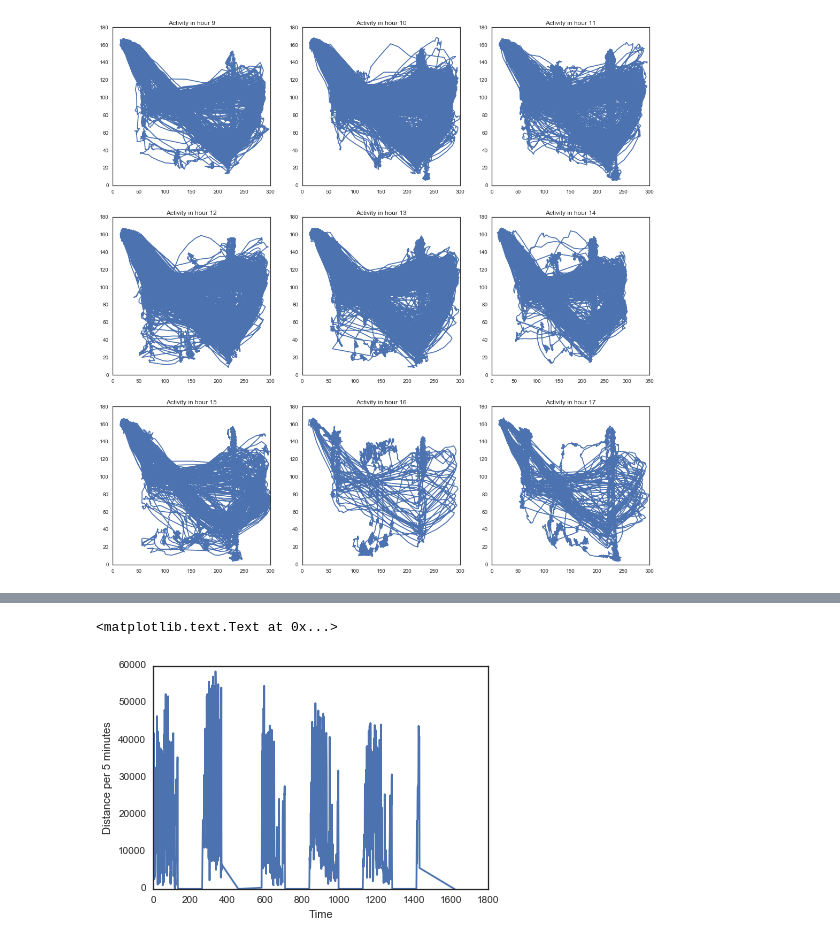
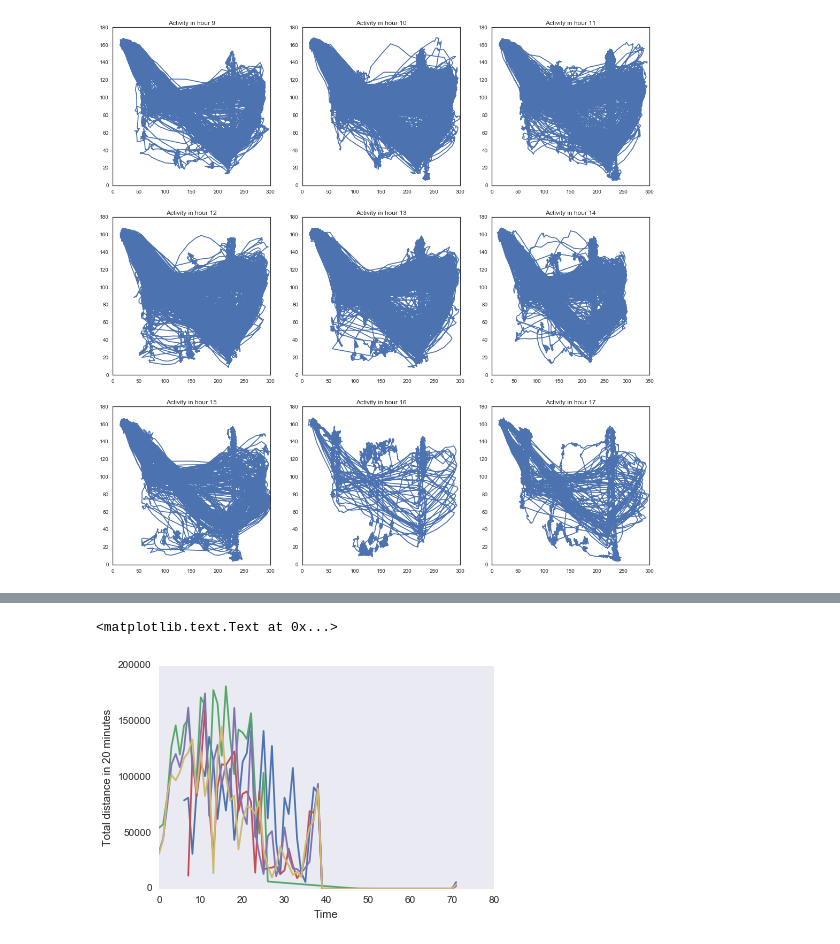
Before and after one commit to lmn93beo/Finch_Movement, a Jupyter notebook: Finch_Movement.ipynb, the cells around one changed output, grey strips where cells are left out. Cells and saved outputs as stored; diff of their text form; code cells hidden in the pictures.

Commit message:
Split by day and visualize

```diff
--- a/Finch_Movement.ipynb
+++ b/Finch_Movement.ipynb
@@ -7,7 +7,7 @@ import os
 
 %matplotlib inline
 
-sns.set_style("white")
+sns.set_style("dark")
 # %%
 directory = '2CW100/0925/C2CW100_25-Sep-2016 09_22_05.csv'
 col_names = ['Interval', 'x', 'y', 'Area', 'Hour', 'Minute', 'Second']
@@ -30,6 +30,9 @@ def get_day_frame(directory, date, remove_zeros=True):
     day_frame['Month'] = date[0]
     day_frame['Year'] = date[2]
 
+    # Light hour is from 9am to 7pm
+    day_frame['Light'] = (day_frame.Hour >= 7) & (day_frame.Hour <= 21)
+
     # Remove zeros if specified
     if remove_zeros:
         day_frame = day_frame[(day_frame['x'] != 0) & (day_frame['y'] != 0)]
@@ -100,6 +113,6 @@ def get_zeit(day_frame, start_time_str=None):
     return (timeseries - starttime) / pd.Timedelta(1, unit='h')
 # %%
 frame_2CW100_all['Displacement'] = get_displacement(frame_2CW100_all)
-frame_2CW100_all['ZeitTime'] = get_zeit(frame_2CW100_all, start_time_str='9/25/2016 9:00AM')
+frame_2CW100_all['ZeitTime'] = get_zeit(frame_2CW100_all, start_time_str='9/25/2016 7:00AM')
 # %%
 plt.plot(frame_2CW100_all['ZeitTime'], frame_2CW100_all['Displacement'], '.')
@@ -129,28 +137,41 @@ def aggregate_activity(day_frame, time, unit):
     """
     if unit == 'Hour':
         scale = 3600
-        cols_to_group = ['Hour']
     elif unit == 'Minute':
         scale = 60
-        cols_to_group = ['Hour', 'Minute']
     elif unit == 'Second':
         scale = 1
-        cols_to_group = ['Hour', 'Minute', 'Second']
     else:
         raise ValueError('Invalid time unit')
 
     group_duration = time * scale # Number of seconds to group
+    SECS_PER_DAY = 3600 * 24
 
     # ZeitTime is measured in hours, partitioned into groups of
     # specified group_duration
     group = (day_frame['ZeitTime'] / (group_duration/3600.0)).astype('int')
     agg_displacement = day_frame['Displacement'].groupby(group)
-    return agg_displacement.sum()
+
+    agg_sum_grouped = agg_displacement.sum()
+
+    # Create data frame with day information
+    day = agg_sum_grouped.index / int(SECS_PER_DAY / group_duration)
+    time_in_day = agg_sum_grouped.index % int(SECS_PER_DAY / group_duration)
+
+    agg_frame_grouped = pd.DataFrame.from_items([('Period', time_in_day),
+                                                 ('Activity', agg_sum_grouped), ('Day', day)])
+
+
+
+    return agg_frame_grouped
 # %%
-activity = aggregate_activity(frame_2CW100_all, time=5, unit='Minute')
-plt.plot(activity)
+activity = aggregate_activity(frame_2CW100_all, time=20, unit='Minute')
+for day in range(5):
+    activity_day = activity.Activity[activity.Day == day]
+    time_in_day = activity.Period[activity.Day == day]
+    plt.plot(time_in_day, activity_day)
 plt.xlabel('Time')
-plt.ylabel('Distance per 5 minutes')
+plt.ylabel('Total distance in 20 minutes')
 # %% [output]
 <matplotlib.text.Text at 0x...>
-[figure, old version]
+[figure, new version]
```
Also changed, not shown: parts of 6 cells of this notebook.
